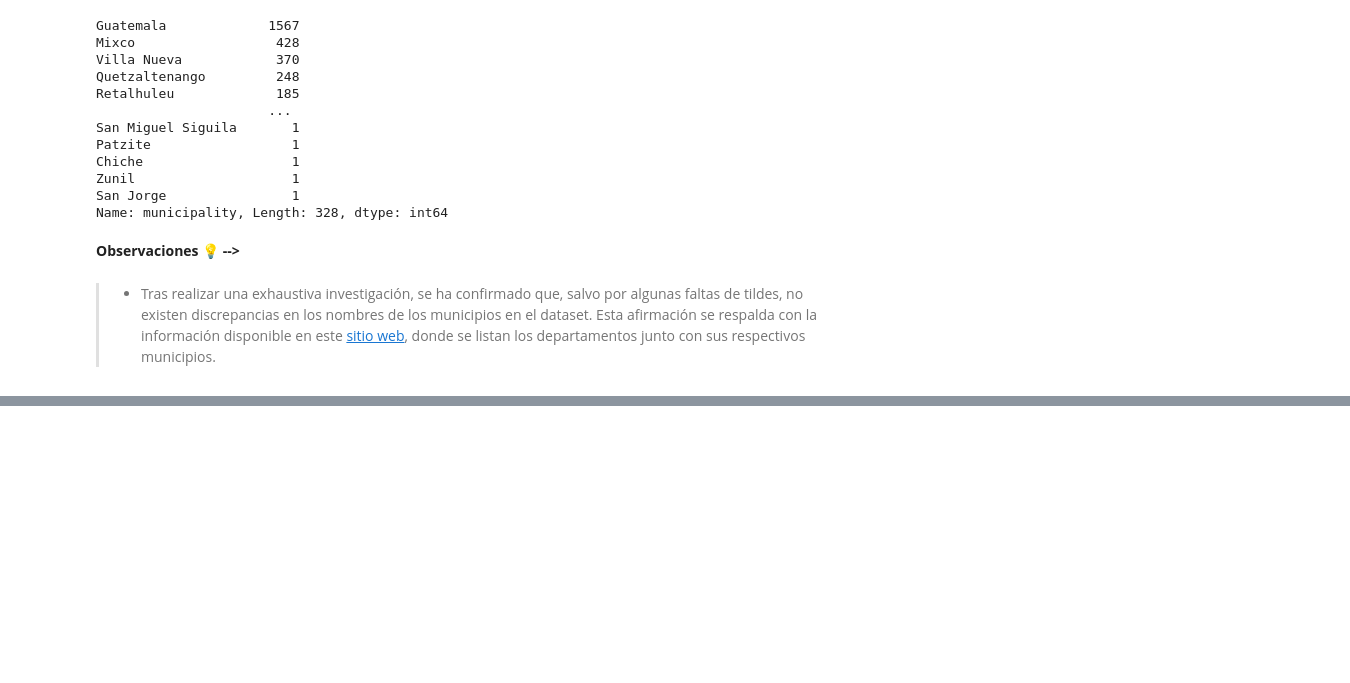
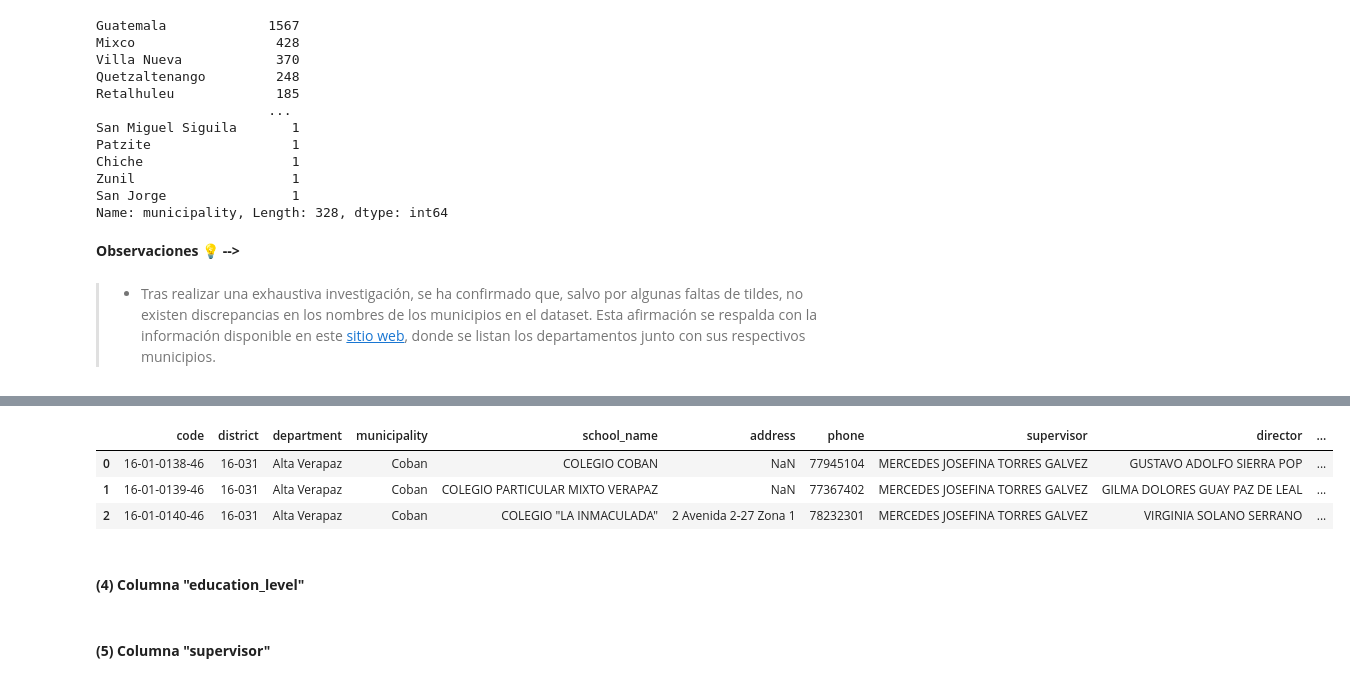
Before and after one commit to Andrea-gt/data-cleansing-mineduc, a Jupyter notebook: data_cleansing_mineduc.ipynb, the cells around one changed output, grey strips where cells are left out. Drawn from its saved outputs; the diff is of its cells as text; code cells hidden in the pictures; blank space fills up the shorter version.

Commit message:
feat: Structural Errors in "address"

```diff
--- a/data_cleansing_mineduc.ipynb
+++ b/data_cleansing_mineduc.ipynb
@@ -391,0 +491,6 @@ Name: municipality, Length: 328, dtype: int64
+# %%
+# ===== ===== IMPORTANT ===== =====
+# Only run this cell if absolutely necessary.
+# This operation can take approximately 20 minutes to complete.
+# Apply the replacement of duplicates
+df = replace_duplicates_fuzzy(df, 'address', threshold=90)
@@ -391,0 +503,23 @@ Name: municipality, Length: 328, dtype: int64
+# %%
+# Function to standardize addresses
+def standardize_address(address):
+    # Ensure the address is a string
+    if isinstance(address, str):
+        match = re.search(r'(\d+[a-zA-Z]?)\s+(calle|avenida)\s+(\d+[a-zA-Z]?\s*-\s*\d+[a-zA-Z]?)?\s*(zona\s*\d+)?', address, re.IGNORECASE)
+        if match:
+            street_number = match.group(1).rstrip('ab')  # Remove suffixes like 'a', 'b'
+            street_type = match.group(2).capitalize()  # Capitalize street type
+            number = match.group(3) if match.group(3) else ''  # Get the street number part
+            zone = match.group(4).strip() if match.group(4) else ''  # Get the zone
+            if not zone: return np.nan
+            # Capitalize "Zona" and create a standardized address
+            standardized = f"{street_number} {street_type} {number.strip()} {zone.capitalize()}".strip()
+            return standardized if standardized else np.nan
+    # Return np.nan if no match is found
+    return np.nan
+# Apply the standardization function to the address column
+df['address'] = df['address'].apply(standardize_address)
+# %%
+# Remove unwanted spaces
+df['address'] = df['address'].str.replace(r'\s+', ' ', regex=True)  # Replace multiple spaces with a single space
+df['address'] = df['address'].str.strip()  # Remove leading/trailing spaces
@@ -391,0 +544,15 @@ Name: municipality, Length: 328, dtype: int64
+# %%
+# Replace string 'nan' with actual np.nan in the 'address' column only
+df['address'].replace('nan', np.nan, inplace=True)
+# %%
+# Display modified DataFrame.
+df.head(3)
+# %% [output]
+|  | code | district | department | municipality | school_name | address | phone | supervisor | director | ... |
+| 0 | 16-01-0138-46 | 16-031 | Alta Verapaz | Coban | COLEGIO COBAN | NaN | 77945104 | MERCEDES JOSEFINA TORRES GALVEZ | GUSTAVO ADOLFO SIERRA POP | ... |
+| 1 | 16-01-0139-46 | 16-031 | Alta Verapaz | Coban | COLEGIO PARTICULAR MIXTO VERAPAZ | NaN | 77367402 | MERCEDES JOSEFINA TORRES GALVEZ | GILMA DOLORES GUAY PAZ DE LEAL | ... |
+| 2 | 16-01-0140-46 | 16-031 | Alta Verapaz | Coban | COLEGIO "LA INMACULADA" | 2 Avenida 2-27 Zona 1 | 78232301 | MERCEDES JOSEFINA TORRES GALVEZ | VIRGINIA SOLANO SERRANO | ... |
+# %% [markdown]
+#### **(4) Columna "education_level"**
+# %% [markdown]
+#### **(5) Columna "supervisor"**
```
Also changed, not shown: parts of 21 cells of this notebook, 1 other file.
